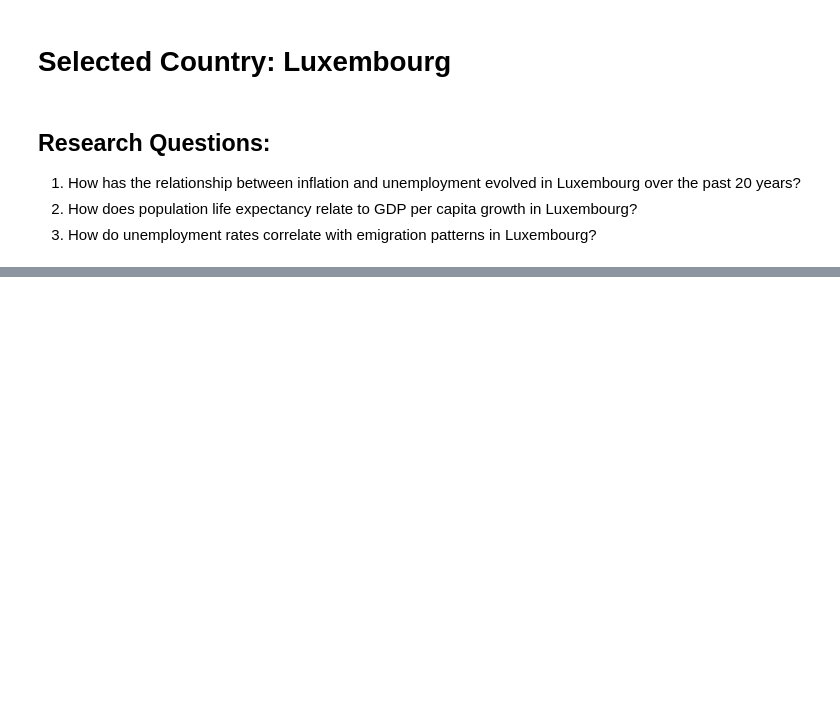
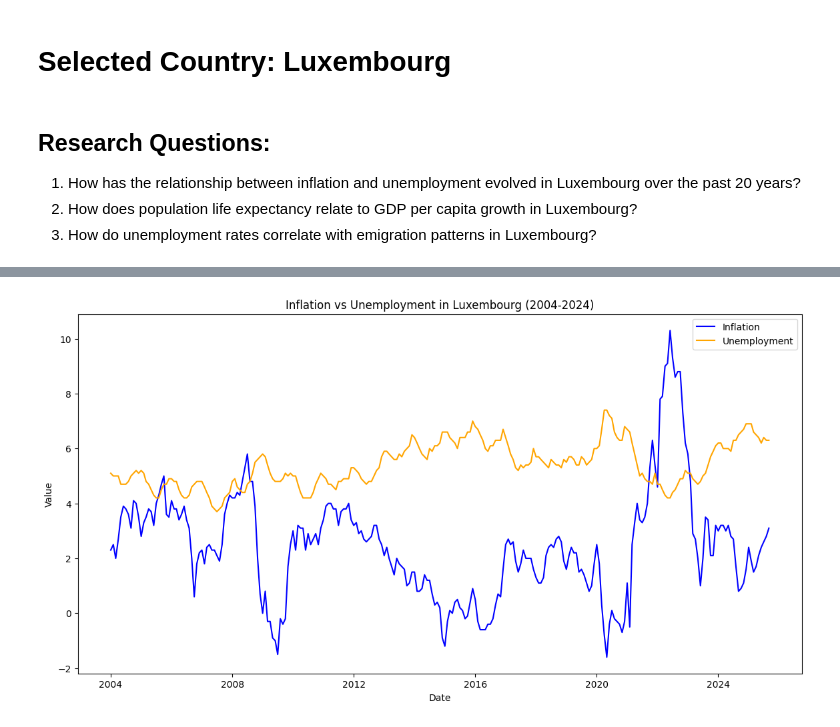
Before and after one commit to SexomQ/ExploratoryDataAnalysis, a Jupyter notebook: EuropeanDevelopmentIndicatorsAcquisition.ipynb, the cells around one changed output, grey strips where cells are left out. Drawn from its saved outputs; the diff is of its cells as text; code cells hidden in the pictures; blank space fills up the shorter version.

```diff
--- a/EuropeanDevelopmentIndicatorsAcquisition.ipynb
+++ b/EuropeanDevelopmentIndicatorsAcquisition.ipynb
@@ -99,0 +432,4 @@ Indicators are stored in .csv files in "data (indicators)" folder.
+# %%
+# Because Job Vacancies and House Prices does not have 20 years of data for Luxembourg, we will drop them from the analysis.
+cleaned_indicators.pop('job_vacancies')
+cleaned_indicators.pop('house_prices')
@@ -99,0 +468,14 @@ Indicators are stored in .csv files in "data (indicators)" folder.
+# %%
+### 1. How has the relationship between inflation and unemployment evolved in Luxembourg over the past 20 years?
+# For this question, we will focus on the 'inflation' and 'unemployment' indicators.
+# Aggregate the data to monthly frequency
+question1 = pd.merge_asof(
+    cleaned_indicators['inflation'].sort_values('Date'),
+    cleaned_indicators['unemployment'].sort_values('Date'),
+    on=['Date'],
+    direction='backward'
+)
+
+# Filter data for the last 20 years
+question1 = question1[question1['Date'] >= '2004-01-01']
+question1.tail()
@@ -99,0 +489,12 @@ Indicators are stored in .csv files in "data (indicators)" folder.
+# %%
+# Visualize the relationship between inflation and unemployment over time
+plt.figure(figsize=(14, 7))
+plt.plot(question1['Date'], question1['inflation'], label='Inflation', color='blue')
+plt.plot(question1['Date'], question1['unemployment'], label='Unemployment', color='orange')
+plt.title('Inflation vs Unemployment in Luxembourg (2004-2024)')
+plt.xlabel('Date')
+plt.ylabel('Value')
+plt.legend()
+plt.show()
+# %% [output]
+[figure, added]
```
Also changed, not shown: parts of 24 cells of this notebook, 15 other files.
